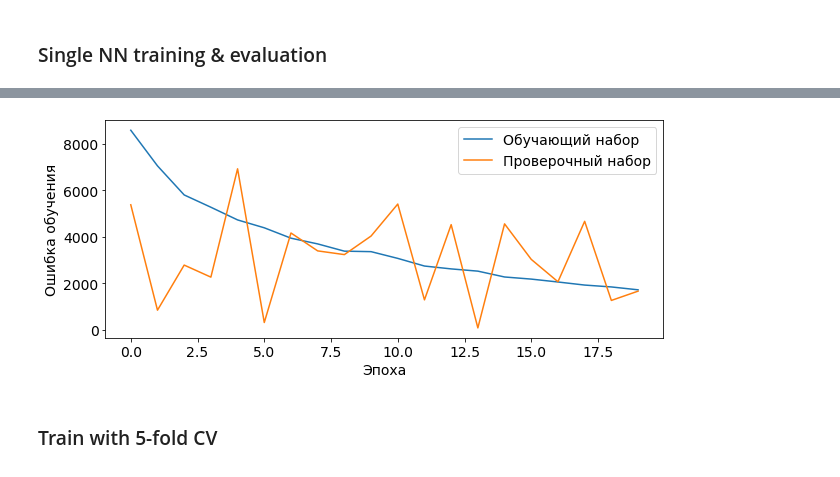
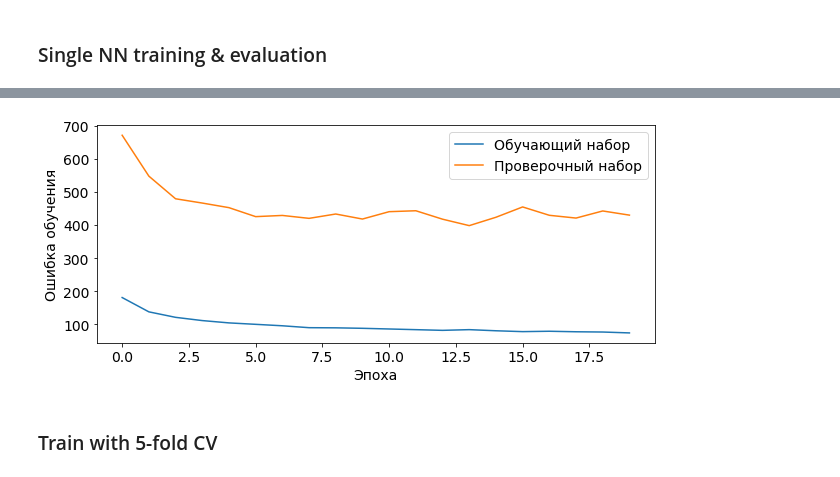
Before and after one commit to Elena-Apo/diploma, a Jupyter notebook: pytorch/cnn_ALS_classifier.ipynb, the cells around one changed output, grey strips where cells are left out. Saved outputs shown, nothing was run; the diff lists cells and outputs as text; code cells hidden in the pictures.

```diff
--- a/pytorch/cnn_ALS_classifier.ipynb
+++ b/pytorch/cnn_ALS_classifier.ipynb
@@ -234,16 +234,18 @@ class ALS_FFNN(nn.Module):
         self.n_mel = config['data']['n_mel_channels']
         self.frames_in_segment = config['data']['supra_frame_length']
         self.drop1 = nn.Dropout(p=0.5)
+        self.batch_norm1 = out = nn.BatchNorm1d(self.n_mel*self.frames_in_segment)
         self.fc = nn.Linear(self.n_mel*self.frames_in_segment,1)
         nn.init.xavier_uniform_(self.fc.weight, gain=1.0,)
 
     def forward(self, x):
         out = x.view(-1,self.n_mel*self.frames_in_segment)
+        out = self.batch_norm1(out)
         out = self.drop1(out)
         out = self.fc(out)
         return out
 # %%
-def training_loop(n_epochs, optimizer, model, loss_fn, train_loader, val_loader):
+def training_loop(n_epochs, optimizer, lr_scheduler, model, loss_fn, train_loader, val_loader):
     MODEL_PATH = "model_backup/entire_model.pt"
     loss_train_history = np.ndarray((n_epochs))
     loss_val_history = np.ndarray((n_epochs))
@@ -282,14 +284,17 @@ def training_loop(n_epochs, optimizer, model, loss_fn, train_loader, val_loader)
                     TP_TN_sum +=1
         acc_val = TP_TN_sum/len(val_score)
 
-        loss_train_history[epoch-1] = loss_train
-        loss_val_history[epoch-1] = loss_val
+        loss_train_history[epoch-1] = loss_train / len(train_loader)
+        loss_val_history[epoch-1] = loss_val / len(val_loader)
 
         if acc_val>best_acc:
             torch.save(model, MODEL_PATH)
 
         if epoch==1 or epoch%2==0:
             print(f'{datetime.datetime.now()} Epoch {epoch}, Train loss {loss_train / len(train_loader):.3f}, Val loss {loss_val / len(val_loader):.3f}, Acc_val = {acc_val:.2f}')
+
+        lr_scheduler.step()
+
     model = torch.load(MODEL_PATH)
 
     fig, ax = plt.subplots(figsize=(10,4))
@@ -318,17 +323,19 @@ ALS_ffnn.train()
 
 # summary(ALS_cnn,(64*86))
 # optimizer = optim.SGD(ALS_cnn.parameters(), lr=1e-3, momentum=0.10)
-optimizer = optim.Adam(ALS_ffnn.parameters(),lr=1e-4)
+optimizer = optim.Adam(ALS_ffnn.parameters(),lr=2e-5, weight_decay=2e-1)
 
 # loss_fn = nn.CrossEntropyLoss()
 # pos_weight = torch.ones([1])
 # loss_fn = nn.BCEWithLogitsLoss(pos_weight = pos_weight)
 
 loss_fn = nn.BCEWithLogitsLoss()
+scheduler = optim.lr_scheduler.ExponentialLR(optimizer, gamma=0.9)
 
 training_loop(
     n_epochs=20,
     optimizer=optimizer,
+    lr_scheduler = scheduler,
     model=ALS_ffnn,
     loss_fn=loss_fn,
     train_loader=train_loader,
@@ -349,4 +356,4 @@ training_loop(
-[figure, old version]
+[figure, new version]
 # %%
 ALS_ffnn.eval()
 
```
Also changed, not shown: parts of 4 cells of this notebook, 3 other files.
